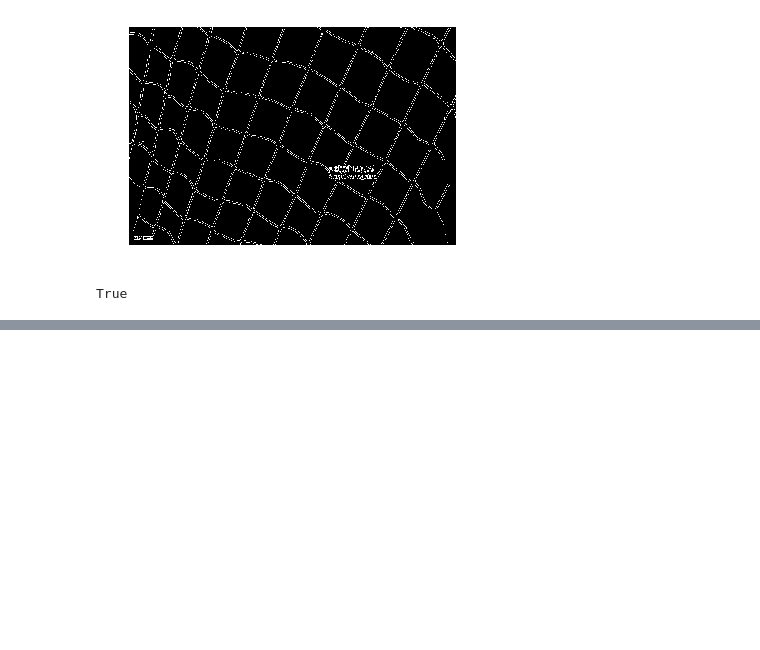
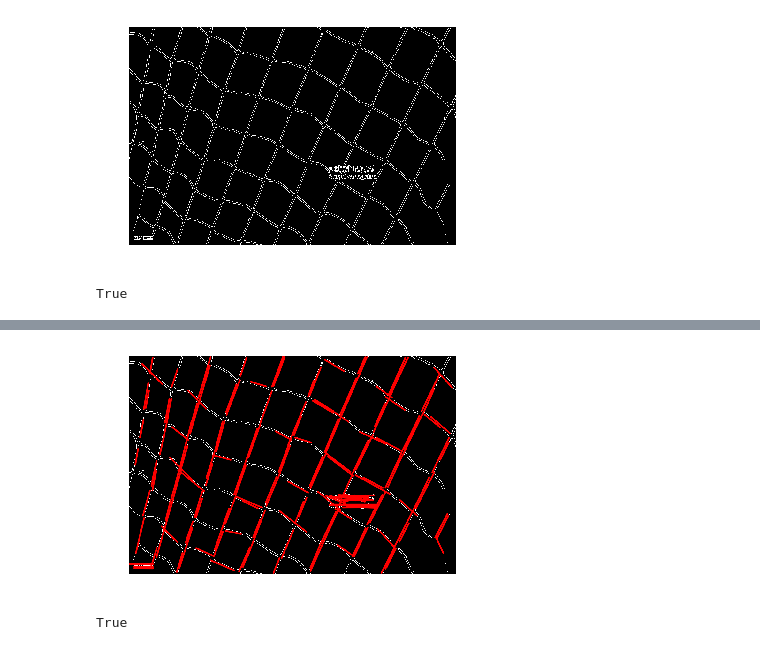
Before and after one commit to SystemCorps/imageprocess, a Jupyter notebook: imageprocess/edge_detection.ipynb, the cells around one changed output, grey strips where cells are left out. Saved outputs shown, nothing was run; the diff lists cells and outputs as text; code cells hidden in the pictures; blank space fills up the shorter version.

```diff
--- a/imageprocess/edge_detection.ipynb
+++ b/imageprocess/edge_detection.ipynb
@@ -44,0 +99,16 @@ True
+# %%
+linesP = cv2.HoughLinesP(edges, 1, np.pi/180, 30, None, 50, 10)
+
+if linesP is not None:
+    for i in range(0, len(linesP)):
+        l = linesP[i][0]
+        cv2.line(cedgesP, (l[0], l[[1]]), (l[2], l[3]), (0,0,255), 3,
+                cv2.LINE_AA)
+
+plt.axis("off")
+plt.imshow(cv2.cvtColor(cedgesP, cv2.COLOR_BGR2RGB))
+plt.show()
+cv2.imwrite("Net1_lineP.jpg", edges)
+# %% [output]
+[figure, added]
+True
```
Also changed, not shown: parts of 8 cells of this notebook, 2 other files.
